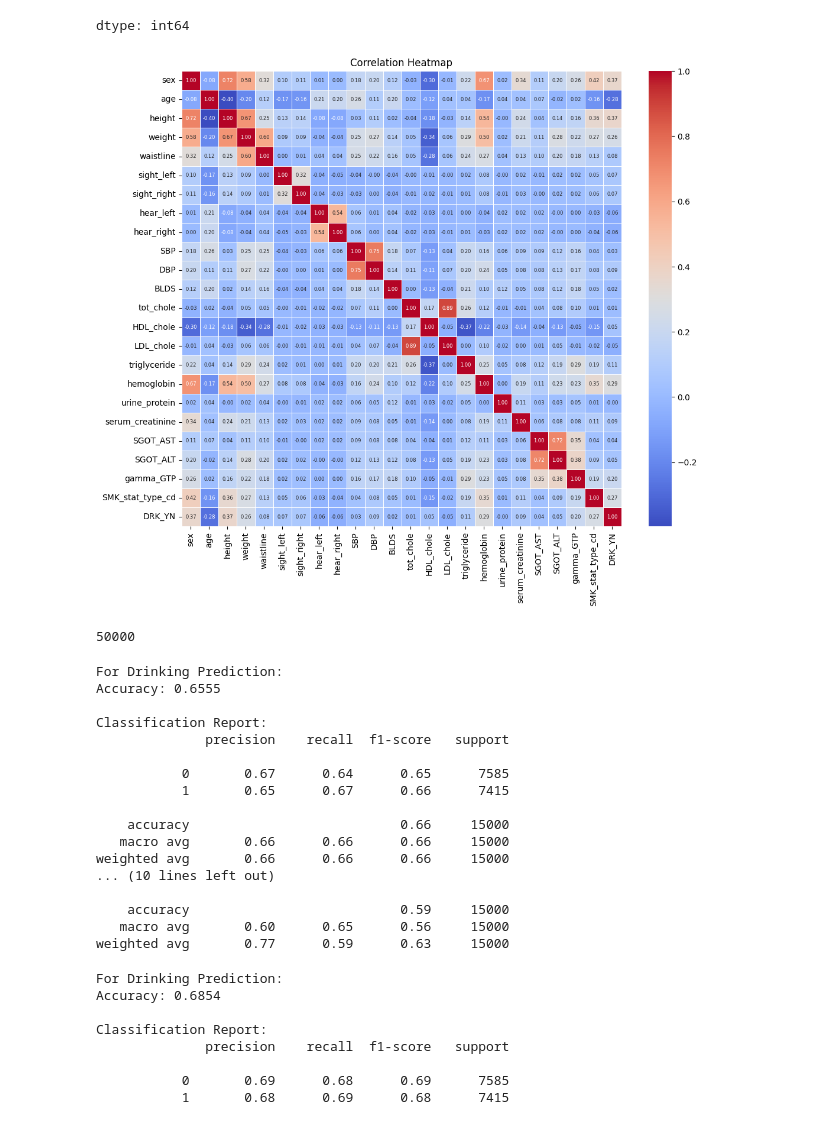
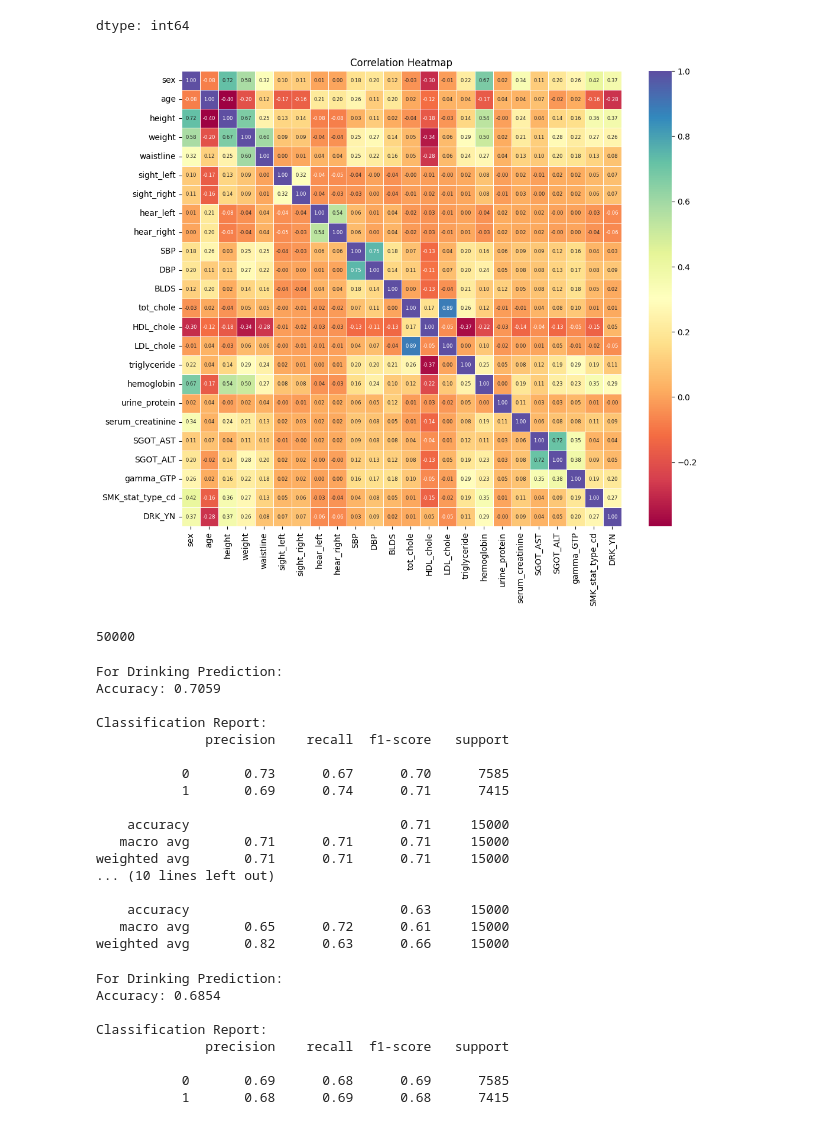
Before and after one commit to k-m-abrar-ahsan/Smoking-and-Drinking-Dataset-with-body-signal, a Jupyter notebook: main.ipynb, the cells around one changed output. Cells and saved outputs as stored; diff of their text form; code cells hidden in the pictures.

```diff
--- a/main.ipynb
+++ b/main.ipynb
@@ -261,11 +261,11 @@ dtype: int64
 # %%
 correlation_matrix = df1.corr()
 plt.figure(figsize = (12,10))
-sns.heatmap(correlation_matrix, annot = True, cmap = 'coolwarm', fmt = '.2f', linewidths=0.5, annot_kws={"size": 6})
+sns.heatmap(correlation_matrix, annot = True, cmap = 'Spectral', fmt = '.2f', linewidths=0.5, annot_kws={"size": 6})
 plt.title('Correlation Heatmap')
 plt.show()
 # %% [output]
-[figure, old version]
+[figure, new version]
 # %%
 data_points = df.shape[0]
 print(data_points)
@@ -297,7 +297,7 @@ X_train_standardized_smoke = scaler_smoke.fit_transform(X_train_resampled_smoke)
 X_test_standarized_drink = scaler_drink.transform(X_test)
 X_test_standarized_smoke = scaler_smoke.transform(X_test)
 # %%
-knn_classifier = KNeighborsClassifier(n_neighbors =3)
+knn_classifier = KNeighborsClassifier(n_neighbors =35)
 knn_classifier.fit(X_train_standardized_drink, y_train_resampled_drink)
 
 knn_pred_drink = knn_classifier.predict(X_test_standarized_drink)
@@ -310,7 +310,7 @@ print(f'Accuracy: {knn_accuracy_drink:.4f}')
 print('\nClassification Report:')
 print(class_report_drink)
 
-knn_classifier = KNeighborsClassifier(n_neighbors =3)
+knn_classifier = KNeighborsClassifier(n_neighbors =35)
 knn_classifier.fit(X_train_standardized_drink, y_train_resampled_drink)
 
 knn_pred_smoke = knn_classifier.predict(X_test_standarized_drink)
@@ -324,22 +324,22 @@ print('\nClassification Report:')
 print(class_report_smoke)
 # %% [output]
 For Drinking Prediction:
-Accuracy: 0.6555
+Accuracy: 0.7059
 
 Classification Report:
               precision    recall  f1-score   support
 
-           0       0.67      0.64      0.65      7585
-           1       0.65      0.67      0.66      7415
+           0       0.73      0.67      0.70      7585
+           1       0.69      0.74      0.71      7415
 
-    accuracy                           0.66     15000
-   macro avg       0.66      0.66      0.66     15000
-weighted avg       0.66      0.66      0.66     15000
+    accuracy                           0.71     15000
+   macro avg       0.71      0.71      0.71     15000
+weighted avg       0.71      0.71      0.71     15000
 ... (10 lines left out)
 
-    accuracy                           0.59     15000
-   macro avg       0.60      0.65      0.56     15000
-weighted avg       0.77      0.59      0.63     15000
+    accuracy                           0.63     15000
+   macro avg       0.65      0.72      0.61     15000
+weighted avg       0.82      0.63      0.66     15000
 # %%
 naive_bayes_classifier = GaussianNB()
 naive_bayes_classifier.fit(X_train_standardized_drink, y_train_resampled_drink)
```
Also changed, not shown: parts of 5 cells of this notebook.
